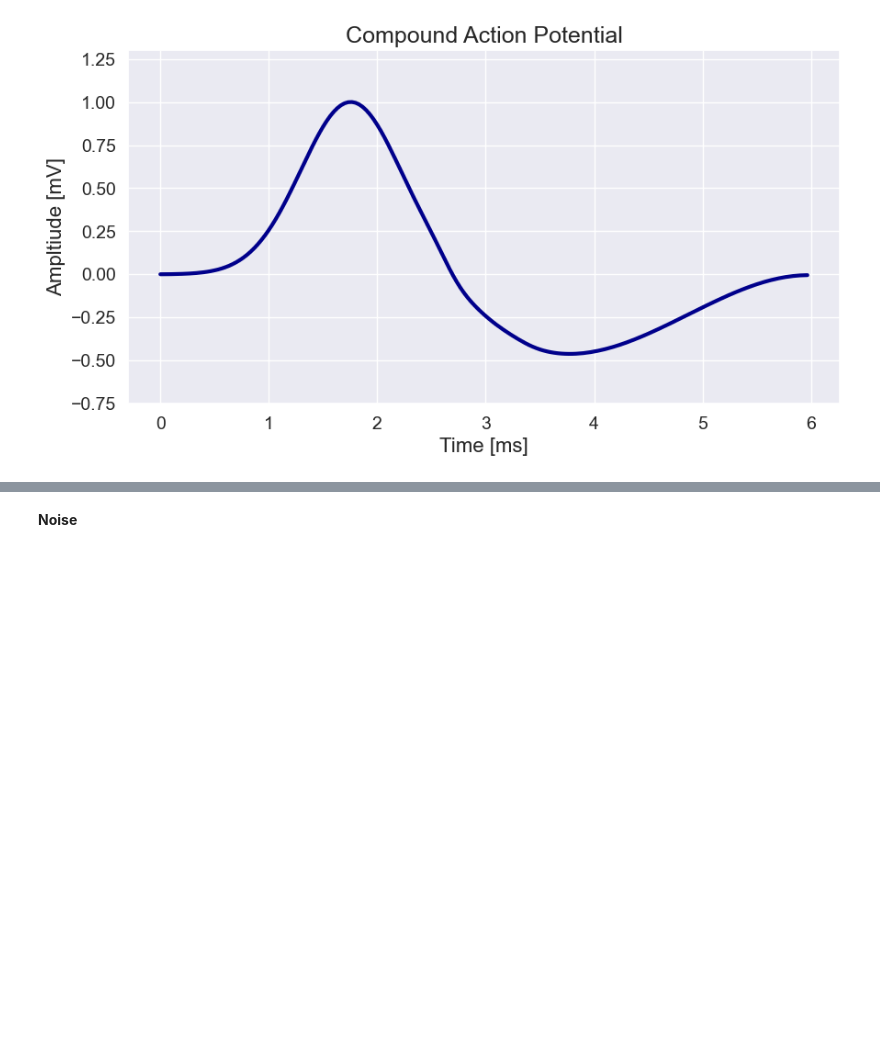
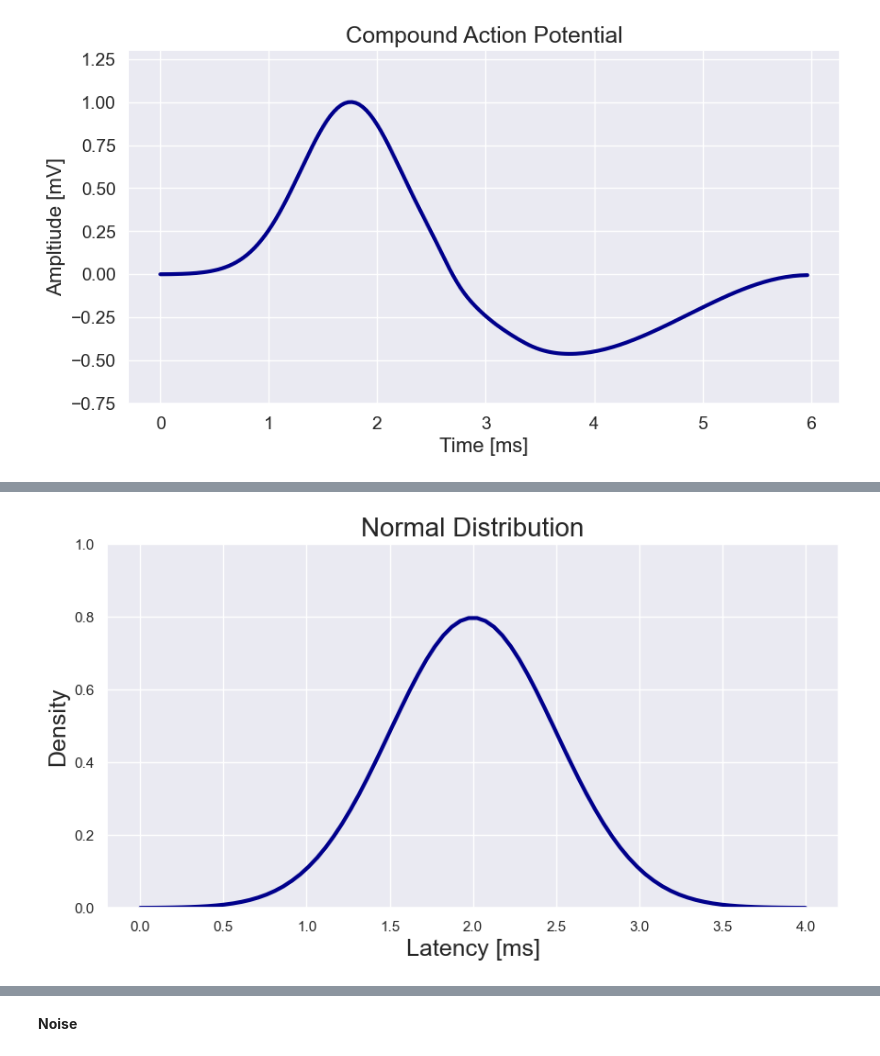
Before and after one commit to TheresaDF/NeuronSpikeEye, a Jupyter notebook: src/visualizations/simulated_data.ipynb, the cells around one changed output, grey strips where cells are left out. Cells and saved outputs as stored; diff of their text form; code cells hidden in the pictures; blank space fills up the shorter version.

```diff
--- a/src/visualizations/simulated_data.ipynb
+++ b/src/visualizations/simulated_data.ipynb
@@ -166,0 +108,15 @@ plt.show()
+# %%
+# draw from normal distribution
+normal = norm.pdf(np.linspace(-2, 2, 80), 0, 0.5)
+
+x_axis = np.arange(0, len(Y)) / 30
+plt.figure(figsize = (10, 5))
+plt.plot(np.linspace(0, 4, 80), normal, linewidth = 3, color = "darkblue")
+plt.ylim([0, 1])
+plt.xlabel("Latency [ms]", fontdict={"fontsize": 18})
+plt.ylabel("Density", fontdict={"fontsize": 18})
+plt.title("Normal Distribution", fontdict={"fontsize": 20})
+plt.savefig("../../../figures/normal_dist.pdf")
+plt.show()
+# %% [output]
+[figure, added]
```
Also changed, not shown: parts of 15 cells of this notebook.
